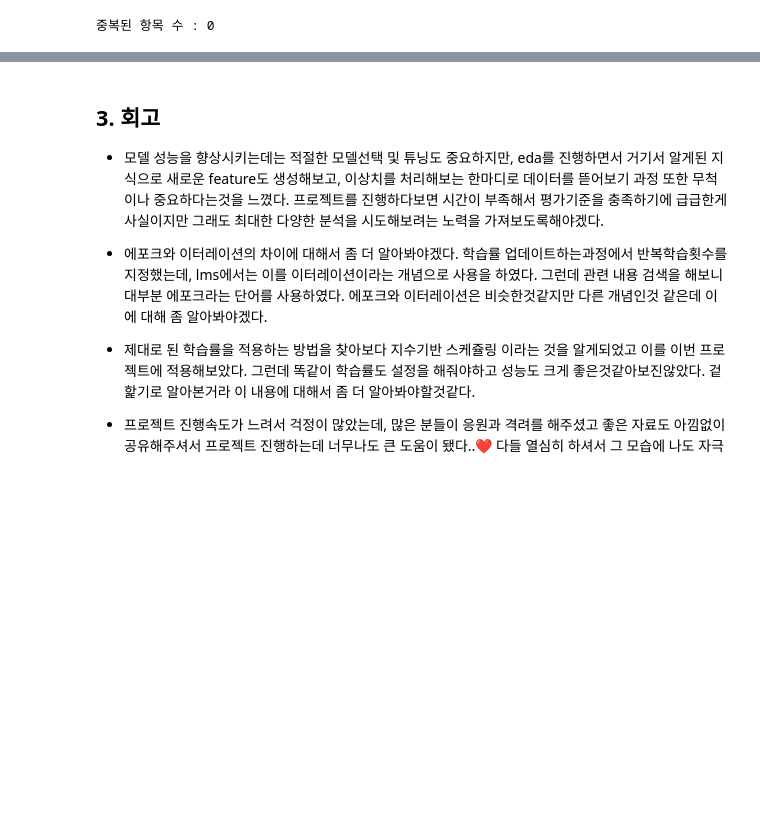
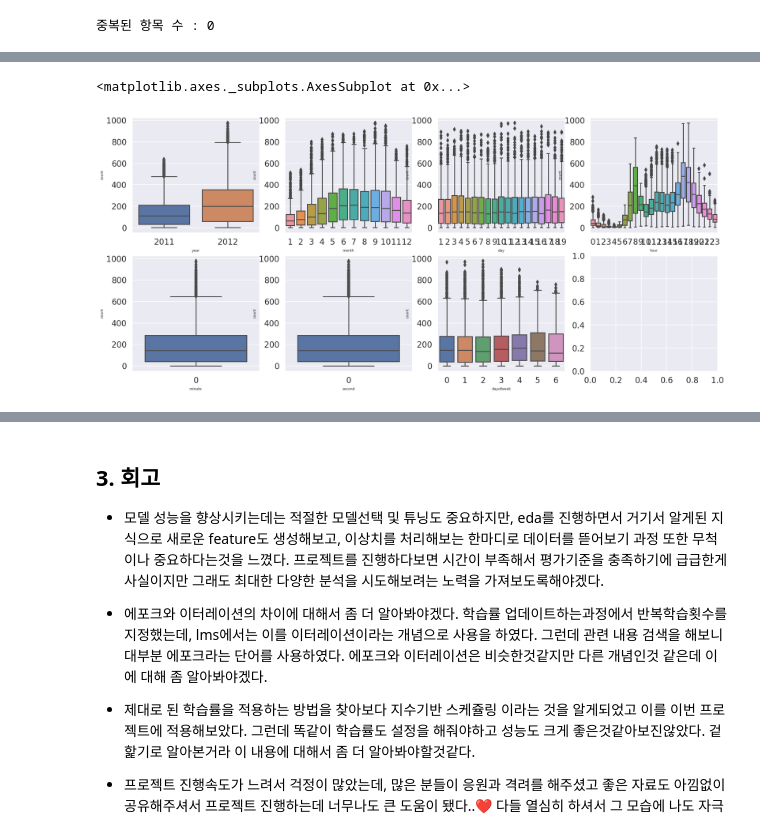
Before and after one commit to saerannn/ML-DL-Project, a Jupyter notebook: Project_02_Building Regression Models/Project_02_Building_Linear_Regression_Models.ipynb, the cells around one changed output, grey strips where cells are left out. Drawn from its saved outputs; the diff is of its cells as text; code cells hidden in the pictures; blank space fills up the shorter version.

```diff
--- a/Project_02_Building Regression Models/Project_02_Building_Linear_Regression_Models.ipynb
+++ b/Project_02_Building Regression Models/Project_02_Building_Linear_Regression_Models.ipynb
@@ -1487,0 +1462,16 @@ count 는 registerted + casual 의 합이기 때문에 당연히 count랑  regis
+# %%
+############################## 날짜 & 대여량 시각화  ##############################
+
+figure, ((ax1, ax2, ax3,ax4), (ax5, ax6, ax7,_)) = plt.subplots(nrows=2, ncols=4)
+
+figure.set_size_inches(18, 8)
+sns.boxplot(data=train, x="year", y="count", ax=ax1)
+sns.boxplot(data=train, x="month", y="count", ax=ax2)
+sns.boxplot(data=train, x="day", y="count", ax=ax3)
+sns.boxplot(data=train, x="hour", y="count", ax=ax4)
+sns.boxplot(data=train, x="minute", y="count", ax=ax5)
+sns.boxplot(data=train, x="second", y="count", ax=ax6)
+sns.boxplot(data=train, x="dayofweek", y="count", ax=ax7)
+# %% [output]
+<matplotlib.axes._subplots.AxesSubplot at 0x...>
+[figure, added]
```
Also changed, not shown: parts of 36 cells of this notebook.
